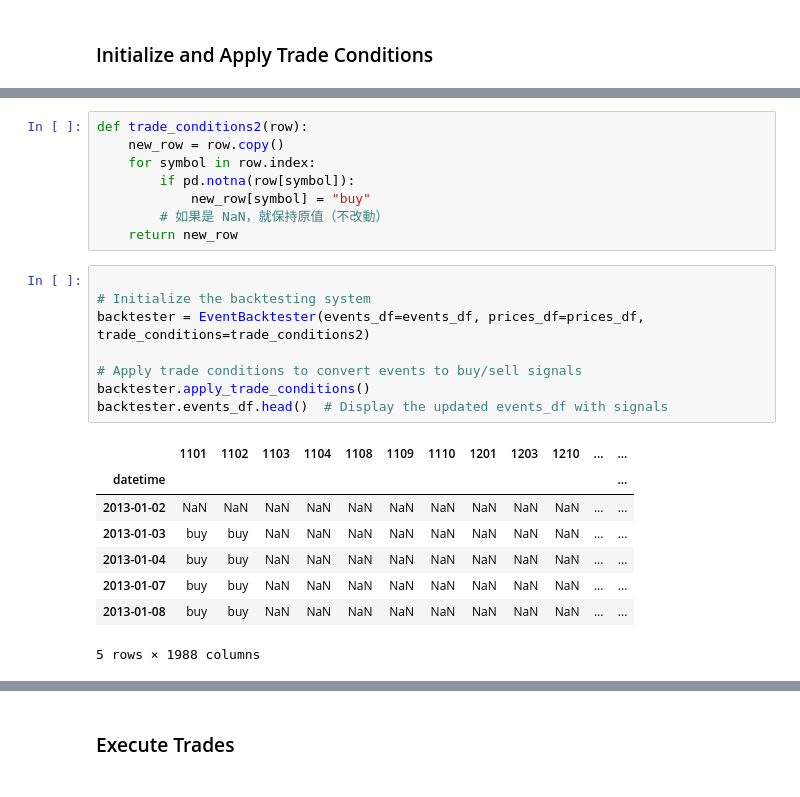
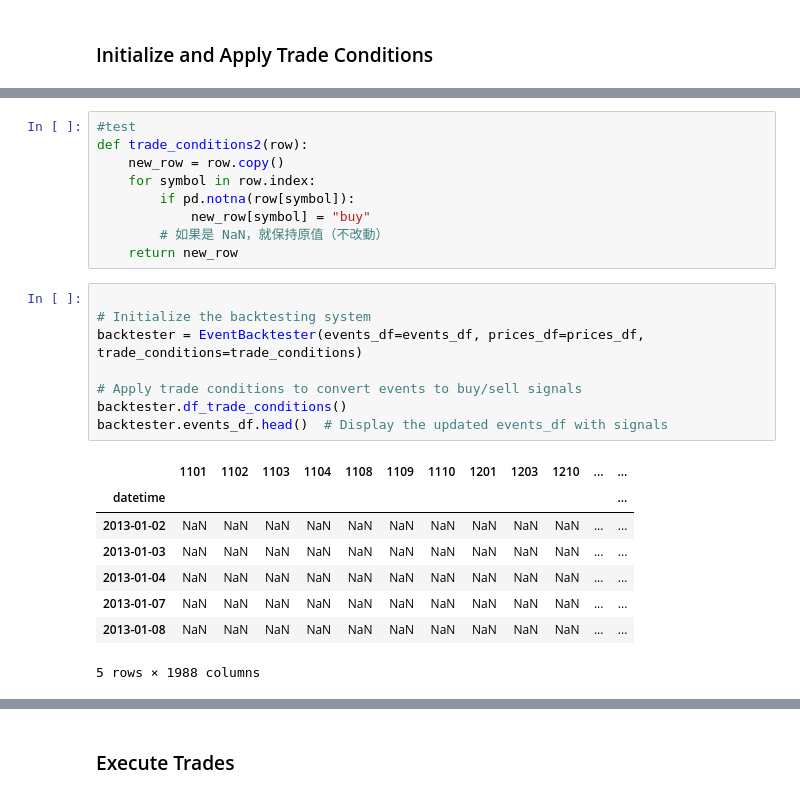
Before and after one commit to Tseng1028/event-trading, a Jupyter notebook: notebooks/Event_Driven_Backtest_Demo.ipynb, the cells around one changed output, grey strips where cells are left out. Saved outputs shown, nothing was run; the diff lists cells and outputs as text.

```diff
--- a/notebooks/Event_Driven_Backtest_Demo.ipynb
+++ b/notebooks/Event_Driven_Backtest_Demo.ipynb
@@ -83,4 +170,5 @@ taiex_df.head()
 # %%
+#test
 def trade_conditions2(row):
     new_row = row.copy()
     for symbol in row.index:
@@ -91,17 +179,17 @@ def trade_conditions2(row):
 # %%
 
 # Initialize the backtesting system
-backtester = EventBacktester(events_df=events_df, prices_df=prices_df, trade_conditions=trade_conditions2)
+backtester = EventBacktester(events_df=events_df, prices_df=prices_df, trade_conditions=trade_conditions)
 
 # Apply trade conditions to convert events to buy/sell signals
-backtester.apply_trade_conditions()
+backtester.df_trade_conditions()
 backtester.events_df.head()  # Display the updated events_df with signals
 # %% [output]
 |  | 1101 | 1102 | 1103 | 1104 | 1108 | 1109 | 1110 | 1201 | 1203 | 1210 | ... | ... |
 | datetime |  |  |  |  |  |  |  |  |  |  |  | ... |
 | 2013-01-02 | NaN | NaN | NaN | NaN | NaN | NaN | NaN | NaN | NaN | NaN | ... | ... |
-| 2013-01-03 | buy | buy | NaN | NaN | NaN | NaN | NaN | NaN | NaN | NaN | ... | ... |
-| 2013-01-04 | buy | buy | NaN | NaN | NaN | NaN | NaN | NaN | NaN | NaN | ... | ... |
-| 2013-01-07 | buy | buy | NaN | NaN | NaN | NaN | NaN | NaN | NaN | NaN | ... | ... |
-| 2013-01-08 | buy | buy | NaN | NaN | NaN | NaN | NaN | NaN | NaN | NaN | ... | ... |
+| 2013-01-03 | NaN | NaN | NaN | NaN | NaN | NaN | NaN | NaN | NaN | NaN | ... | ... |
+| 2013-01-04 | NaN | NaN | NaN | NaN | NaN | NaN | NaN | NaN | NaN | NaN | ... | ... |
+| 2013-01-07 | NaN | NaN | NaN | NaN | NaN | NaN | NaN | NaN | NaN | NaN | ... | ... |
+| 2013-01-08 | NaN | NaN | NaN | NaN | NaN | NaN | NaN | NaN | NaN | NaN | ... | ... |
 5 rows × 1988 columns
```
Also changed, not shown: parts of 11 cells of this notebook, 1 other file.
